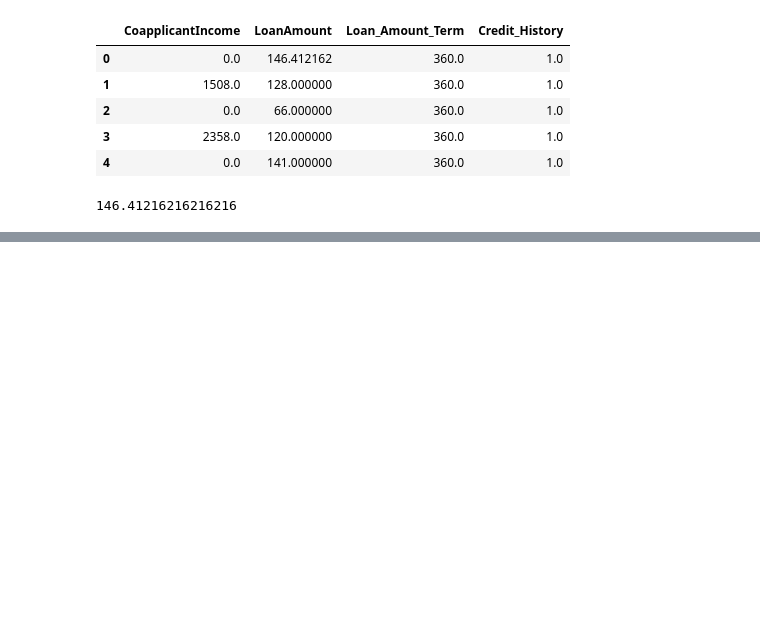
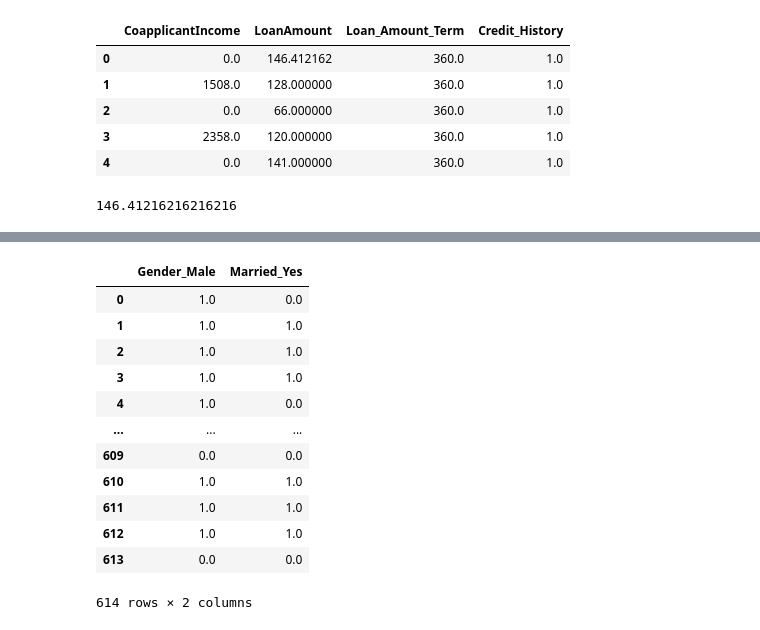
Before and after one commit to deepaknandeshwar17/Machine_Learning_practice, a Jupyter notebook: ml1.ipynb, the cells around one changed output, grey strips where cells are left out. Drawn from its saved outputs; the diff is of its cells as text; code cells hidden in the pictures; blank space fills up the shorter version.

```diff
--- a/ml1.ipynb
+++ b/ml1.ipynb
@@ -262,0 +288,5 @@ loandata["LoanAmount"].mean()
+# %%
+# Using get_dummies "it convert the data to the boolean data"
+
+en_data = loandata[["Gender", "Married"]]
+pd.get_dummies(en_data).info()
@@ -262,0 +307,3 @@ loandata["LoanAmount"].mean()
+# %%
+ohe = OneHotEncoder(drop="first")
+ar = ohe.fit_transform(en_data).toarray()
@@ -262,0 +312,16 @@ loandata["LoanAmount"].mean()
+# %%
+pd.DataFrame(ar,columns=["Gender_Male", "Married_Yes"])
+# %% [output]
+|  | Gender_Male | Married_Yes |
+| 0 | 1.0 | 0.0 |
+| 1 | 1.0 | 1.0 |
+| 2 | 1.0 | 1.0 |
+| 3 | 1.0 | 1.0 |
+| 4 | 1.0 | 0.0 |
+| ... | ... | ... |
+| 609 | 0.0 | 0.0 |
+| 610 | 1.0 | 1.0 |
+| 611 | 1.0 | 1.0 |
+| 612 | 1.0 | 1.0 |
+| 613 | 0.0 | 0.0 |
+614 rows × 2 columns
```
Also changed, not shown: parts of 21 cells of this notebook.
